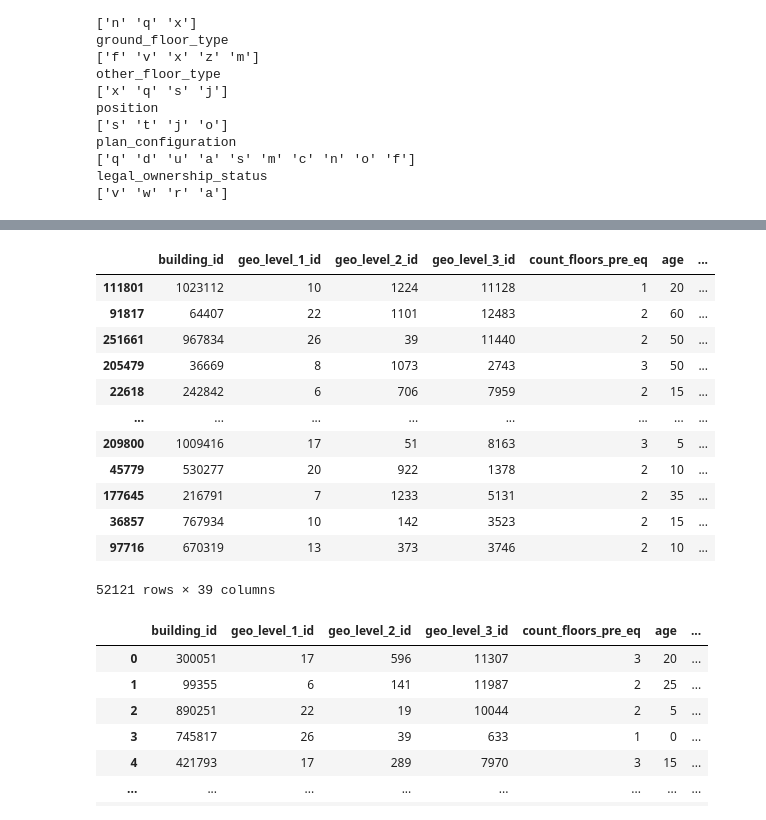
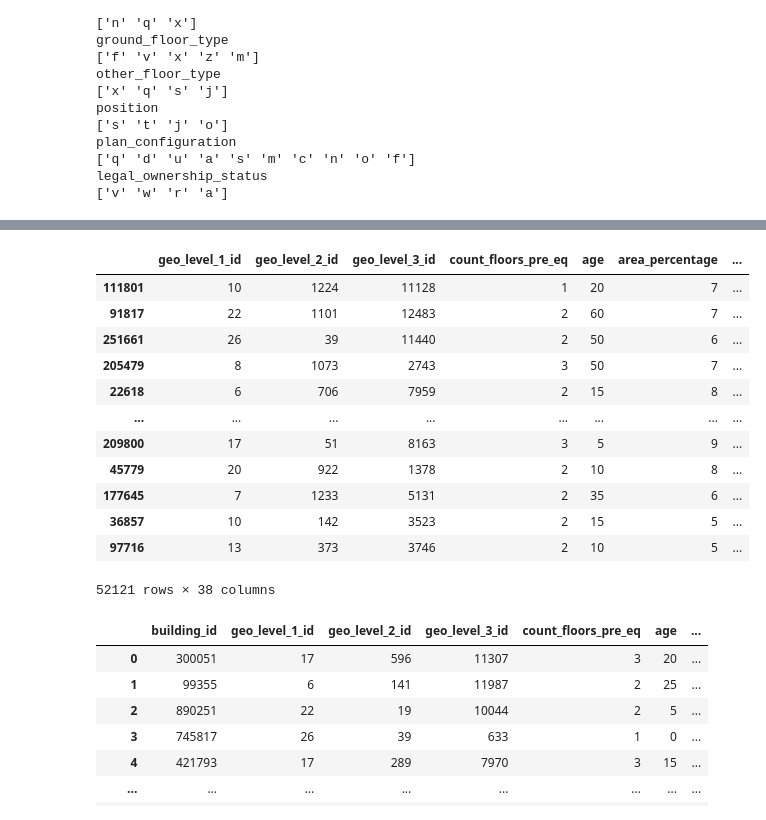
Before and after one commit to SE-Nie/DSR_competition, a Jupyter notebook: notebooks/20231005_Svenja+Micha_data_encoding_model.ipynb, the cells around one changed output, grey strips where cells are left out. Saved outputs shown, nothing was run; the diff lists cells and outputs as text; code cells hidden in the pictures.

```diff
--- a/notebooks/20231005_Svenja+Micha_data_encoding_model.ipynb
+++ b/notebooks/20231005_Svenja+Micha_data_encoding_model.ipynb
@@ -105,30 +109,31 @@ dtype: object
 # %%
 #Encoding for test data set
 
 X_test['land_surface_condition'] = le_lsc.transform(X_test['land_surface_condition'])
 X_test['foundation_type'] = le_ft.transform(X_test['foundation_type'])
 X_test['roof_type'] = le_rt.transform(X_test['roof_type'])
 X_test['ground_floor_type'] = le_gft.transform(X_test['ground_floor_type'])
 X_test['other_floor_type'] = le_oft.transform(X_test['other_floor_type'])
 X_test['position'] = le_pos.transform(X_test['position'])
 X_test['plan_configuration'] = le_pc.transform(X_test['plan_configuration'])
 X_test['legal_ownership_status'] = le_los.transform(X_test['legal_ownership_status'])
 
+X_test.drop('building_id', inplace=True, axis=1)
 X_test
 # %% [output]
-|  | building_id | geo_level_1_id | geo_level_2_id | geo_level_3_id | count_floors_pre_eq | age | ... |
-| 111801 | 1023112 | 10 | 1224 | 11128 | 1 | 20 | ... |
-| 91817 | 64407 | 22 | 1101 | 12483 | 2 | 60 | ... |
-| 251661 | 967834 | 26 | 39 | 11440 | 2 | 50 | ... |
-| 205479 | 36669 | 8 | 1073 | 2743 | 3 | 50 | ... |
-| 22618 | 242842 | 6 | 706 | 7959 | 2 | 15 | ... |
+|  | geo_level_1_id | geo_level_2_id | geo_level_3_id | count_floors_pre_eq | age | area_percentage | ... |
+| 111801 | 10 | 1224 | 11128 | 1 | 20 | 7 | ... |
+| 91817 | 22 | 1101 | 12483 | 2 | 60 | 7 | ... |
+| 251661 | 26 | 39 | 11440 | 2 | 50 | 6 | ... |
+| 205479 | 8 | 1073 | 2743 | 3 | 50 | 7 | ... |
+| 22618 | 6 | 706 | 7959 | 2 | 15 | 8 | ... |
 | ... | ... | ... | ... | ... | ... | ... | ... |
-| 209800 | 1009416 | 17 | 51 | 8163 | 3 | 5 | ... |
-| 45779 | 530277 | 20 | 922 | 1378 | 2 | 10 | ... |
-| 177645 | 216791 | 7 | 1233 | 5131 | 2 | 35 | ... |
-| 36857 | 767934 | 10 | 142 | 3523 | 2 | 15 | ... |
-| 97716 | 670319 | 13 | 373 | 3746 | 2 | 10 | ... |
+| 209800 | 17 | 51 | 8163 | 3 | 5 | 9 | ... |
+| 45779 | 20 | 922 | 1378 | 2 | 10 | 8 | ... |
+| 177645 | 7 | 1233 | 5131 | 2 | 35 | 6 | ... |
+| 36857 | 10 | 142 | 3523 | 2 | 15 | 5 | ... |
+| 97716 | 13 | 373 | 3746 | 2 | 10 | 5 | ... |
-52121 rows × 39 columns
+52121 rows × 38 columns
 # %%
 #Encoding for test_values data set
 
```
Also changed, not shown: parts of 16 cells of this notebook, 1 other file.
